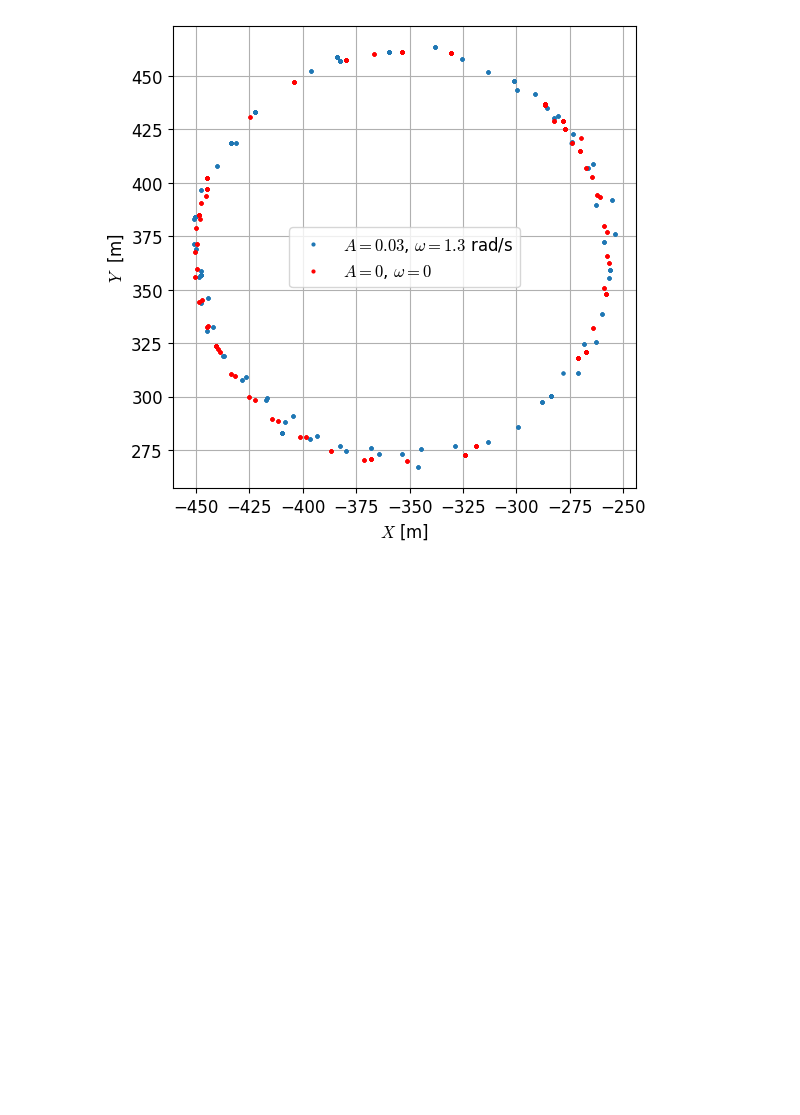
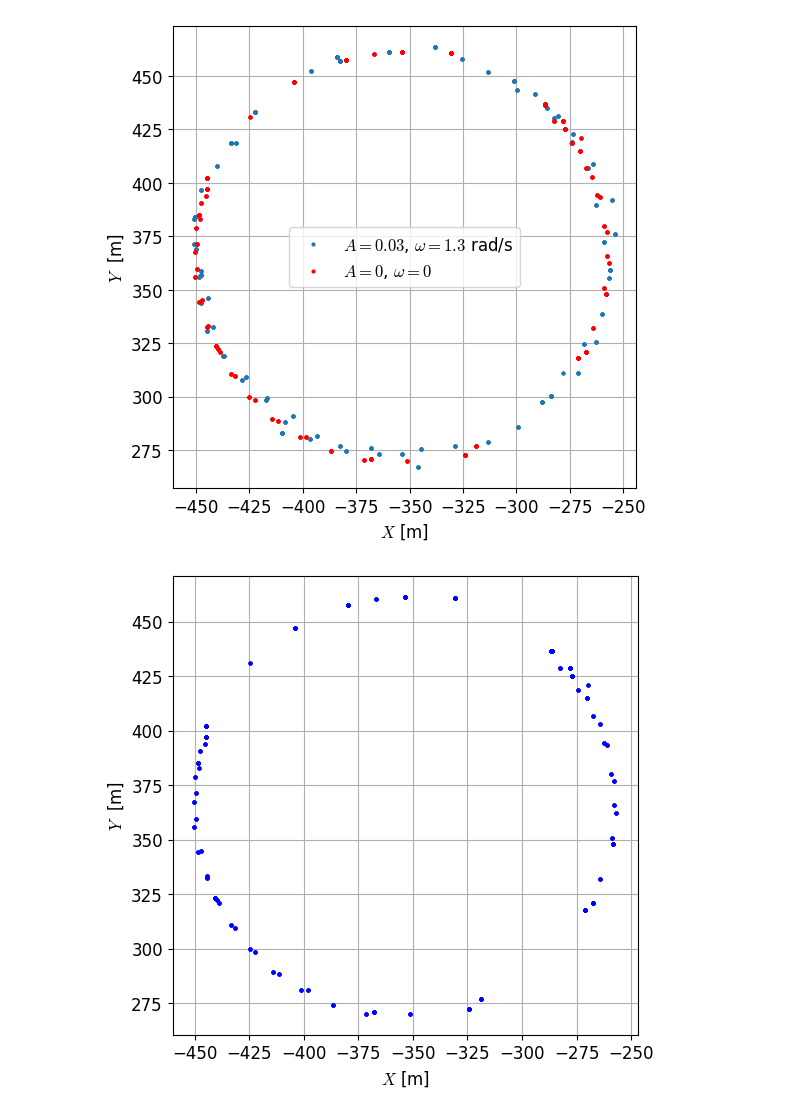
Before and after one commit to jesusBV20/gvf-ik, a Jupyter notebook: notebooks/gvf_ik_art.ipynb, the cells around one changed output. Saved outputs shown, nothing was run; the diff lists cells and outputs as text; code cells hidden in the pictures; blank space fills up the shorter version.

Commit message:
another experiment 3 plot for the video

```diff
--- a/notebooks/gvf_ik_art.ipynb
+++ b/notebooks/gvf_ik_art.ipynb
@@ -384,3 +384,18 @@ ax.legend()
 plt.show()
 # %% [output]
 [figure]
+# %%
+# Plot
+fig = plt.figure(figsize=(6,6))
+ax = fig.subplots()
+
+ax.set_xlabel("$X$ [m]")
+ax.set_ylabel("$Y$  [m]")
+ax.set_aspect("equal")
+
+ax.plot(data_x_classic, data_y_classic, ".b", markersize=4, label=r"$A = 0$, $\omega = 0$")
+ax.grid(True)
+
+plt.show()
+# %% [output]
+[figure, added]
```
